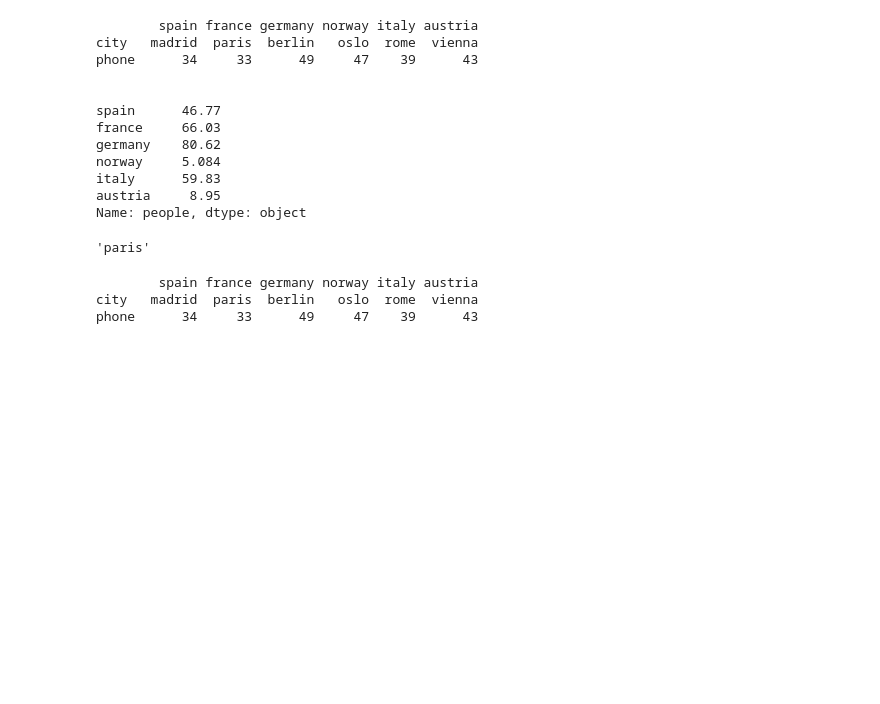
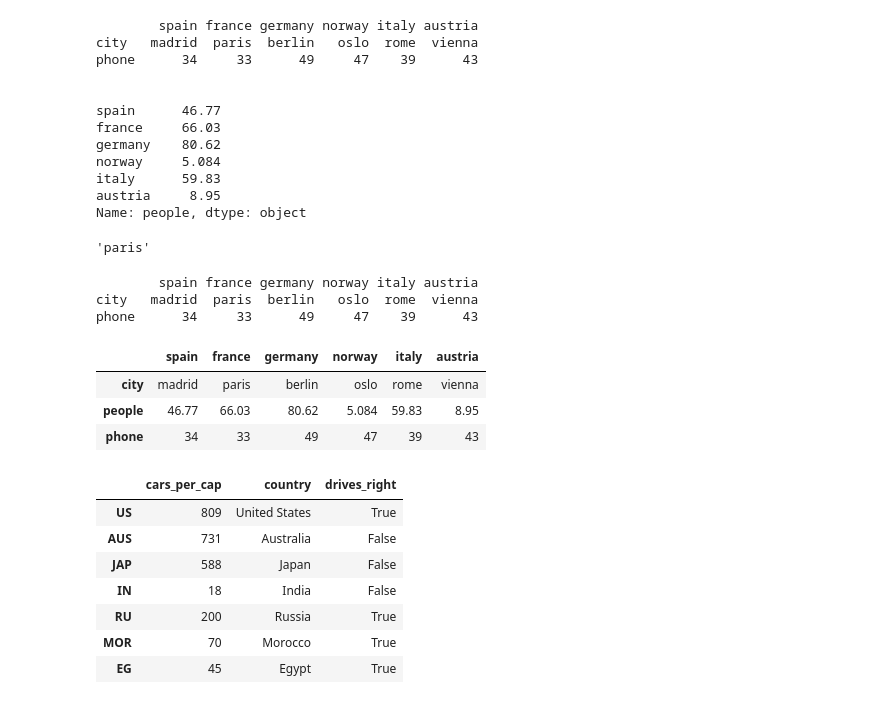
Before and after one commit to ia234/Python_23, a Jupyter notebook: Python_Cheat_Sheet_2023.ipynb, the cells around one changed output. Cells and saved outputs as stored; diff of their text form; code cells hidden in the pictures; blank space fills up the shorter version.

```diff
--- a/Python_Cheat_Sheet_2023.ipynb
+++ b/Python_Cheat_Sheet_2023.ipynb
@@ -1037,3 +1037,22 @@ print(europe_df.iloc[[0, 2]])
         spain france germany norway italy austria
 city   madrid  paris  berlin   oslo  rome  vienna
 phone      34     33      49     47    39      43
+# %%
+europe_df
+# %% [output]
+|  | spain | france | germany | norway | italy | austria |
+| city | madrid | paris | berlin | oslo | rome | vienna |
+| people | 46.77 | 66.03 | 80.62 | 5.084 | 59.83 | 8.95 |
+| phone | 34 | 33 | 49 | 47 | 39 | 43 |
+# %%
+cars = pd.read_csv('https://assets.datacamp.com/production/repositories/287/datasets/79b3c22c47a2f45a800c62cae39035ff2ea4e609/cars.csv', index_col = 0)
+cars
+# %% [output]
+|  | cars_per_cap | country | drives_right |
+| US | 809 | United States | True |
+| AUS | 731 | Australia | False |
+| JAP | 588 | Japan | False |
+| IN | 18 | India | False |
+| RU | 200 | Russia | True |
+| MOR | 70 | Morocco | True |
+| EG | 45 | Egypt | True |
```
Also changed, not shown: parts of 5 cells of this notebook.
